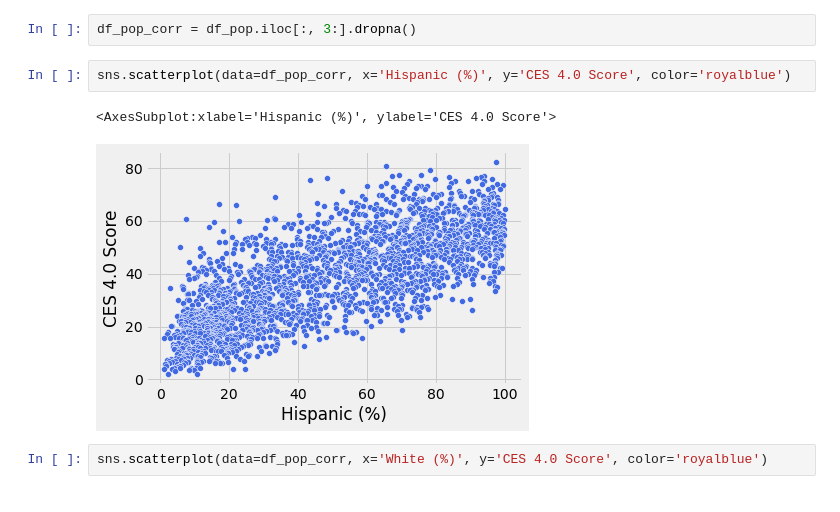
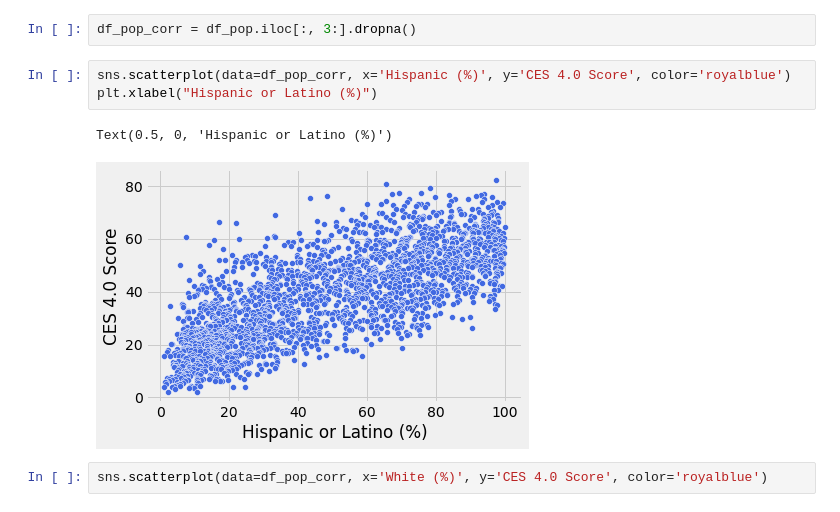
Before and after one commit to carlosortizdev/Thesis, a Jupyter notebook: notebooks/1.Introduction.ipynb, the cells around one changed output. Drawn from its saved outputs; the diff is of its cells as text.

```diff
--- a/notebooks/1.Introduction.ipynb
+++ b/notebooks/1.Introduction.ipynb
@@ -193,9 +193,10 @@ Name: CES 4.0 Score, dtype: float64
 df_pop_corr = df_pop.iloc[:, 3:].dropna()
 # %%
 sns.scatterplot(data=df_pop_corr, x='Hispanic (%)', y='CES 4.0 Score', color='royalblue')
+plt.xlabel("Hispanic or Latino (%)")
 # %% [output]
-<AxesSubplot:xlabel='Hispanic (%)', ylabel='CES 4.0 Score'>
+Text(0.5, 0, 'Hispanic or Latino (%)')
-[figure, old version]
+[figure, new version]
 # %%
 sns.scatterplot(data=df_pop_corr, x='White (%)', y='CES 4.0 Score', color='royalblue')
 # %% [output]
```
Also changed, not shown: parts of 2 cells of this notebook, 56 other files.
